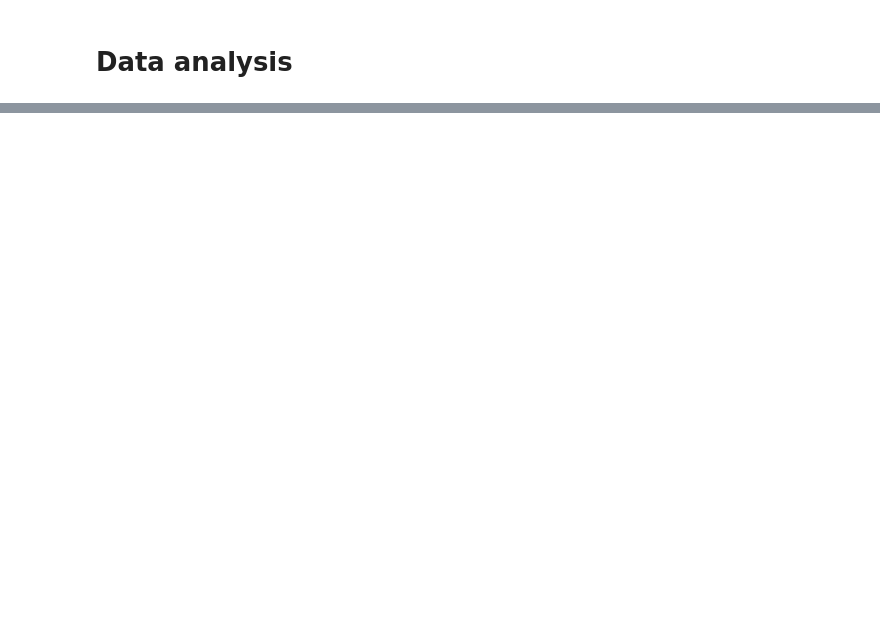
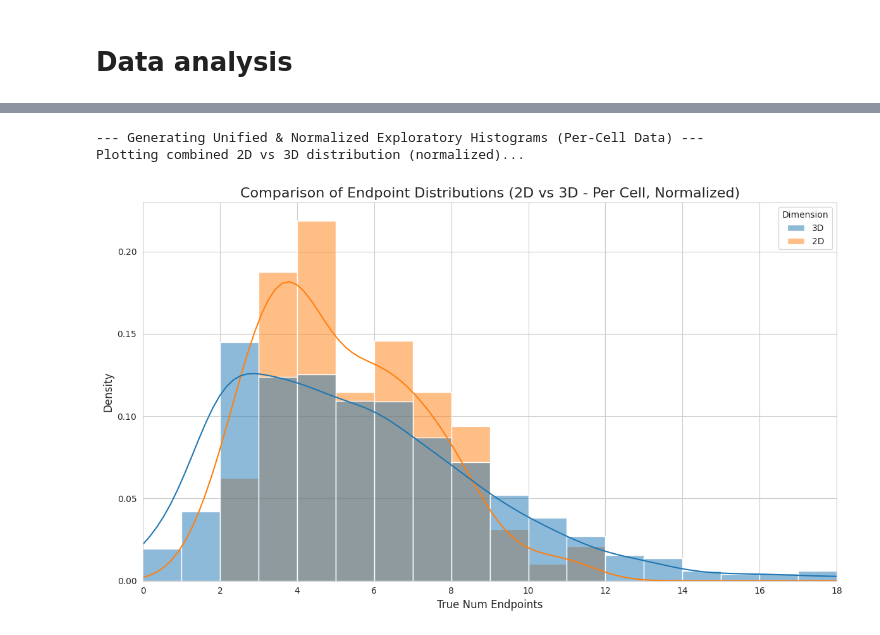
Before and after one commit to chesnov/HIBACHI, a Jupyter notebook: 3d_microglia segmentation.ipynb, the cells around one changed output, grey strips where cells are left out. Drawn from its saved outputs; the diff is of its cells as text; code cells hidden in the pictures; blank space fills up the shorter version.

```diff
--- a/3d_microglia segmentation.ipynb
+++ b/3d_microglia segmentation.ipynb
@@ -708,0 +681,70 @@ Saved figure to: /home/kirill/Desktop/For_Kirill/Takeshi_analysis_combined/3D_vs
+# %%
+# --- Exploratory Histograms: True Number of Endpoints (Unified & Normalized View) ---
+# This cell creates a combined histogram to directly compare the per-cell
+# distributions of 2D and 3D data, normalized to show density.
+# It assumes 'data_3d_df' and 'data_2d_df' have been loaded in a previous cell.
+
+print("--- Generating Unified & Normalized Exploratory Histograms (Per-Cell Data) ---")
+
+# Set a nice style for the plots
+sns.set_style("whitegrid")
+plot_metric = 'true_num_endpoints'
+has_3d_data = 'data_3d_df' in locals() and not data_3d_df.empty and plot_metric in data_3d_df.columns
+has_2d_data = 'data_2d_df' in locals() and not data_2d_df.empty and plot_metric in data_2d_df.columns
+
+if not has_3d_data and not has_2d_data:
+    print("Error: No valid 2D or 3D data available for plotting.")
+else:
+    # --- 1. Combine DataFrames for plotting ---
+    plot_dfs = []
+    if has_3d_data:
+        df_3d_copy = data_3d_df[[plot_metric]].copy()
+        df_3d_copy['Dimension'] = '3D'
+        plot_dfs.append(df_3d_copy)
+    if has_2d_data:
+        df_2d_copy = data_2d_df[[plot_metric]].copy()
+        df_2d_copy['Dimension'] = '2D'
+        plot_dfs.append(df_2d_copy)
+
+    combined_plot_df = pd.concat(plot_dfs, ignore_index=True)
+
+    # --- 2. Determine common axis range and binning ---
+    x_axis_limit = np.ceil(combined_plot_df[plot_metric].quantile(0.99))
+    if x_axis_limit < 10:
+        x_axis_limit = 10
+
+    bin_width = 1
+    common_bins = np.arange(0, x_axis_limit + bin_width, bin_width)
+
+    # --- 3. Create the Plot ---
+    print("Plotting combined 2D vs 3D distribution (normalized)...")
+    fig_hist, ax_hist = plt.subplots(figsize=(12, 7))
+
+    # Use seaborn's histplot with the common bins and range
+    sns.histplot(
+        data=combined_plot_df,
+        x=plot_metric,
+        hue='Dimension',
+        bins=common_bins,
+        kde=True,
+        multiple='layer',
+
+        # *** KEY CHANGE: NORMALIZE THE HISTOGRAMS ***
+        stat='density',      # This normalizes the bars so the area of each histogram is 1.
+        common_norm=False    # This ensures each hue (2D, 3D) is normalized independently.
+
+    )
+
+    ax_hist.set_title('Comparison of Endpoint Distributions (2D vs 3D - Per Cell, Normalized)', fontsize=16)
+    ax_hist.set_xlabel(format_axis_label(plot_metric), fontsize=12)
+    # *** CHANGE: Update Y-axis label to reflect normalization ***
+    ax_hist.set_ylabel('Density', fontsize=12)
+
+    ax_hist.set_xlim(0, x_axis_limit)
+
+    plt.tight_layout()
+    plt.show()
+# %% [output]
+--- Generating Unified & Normalized Exploratory Histograms (Per-Cell Data) ---
+Plotting combined 2D vs 3D distribution (normalized)...
+[figure, added]
```
Also changed, not shown: parts of 1 cell of this notebook, 1 other file.
